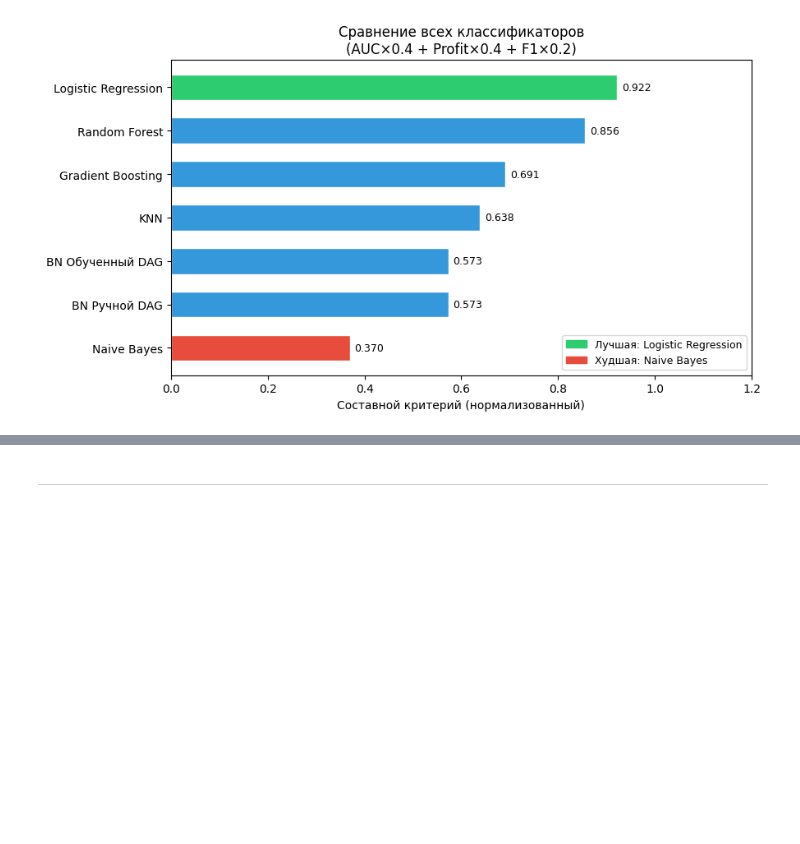
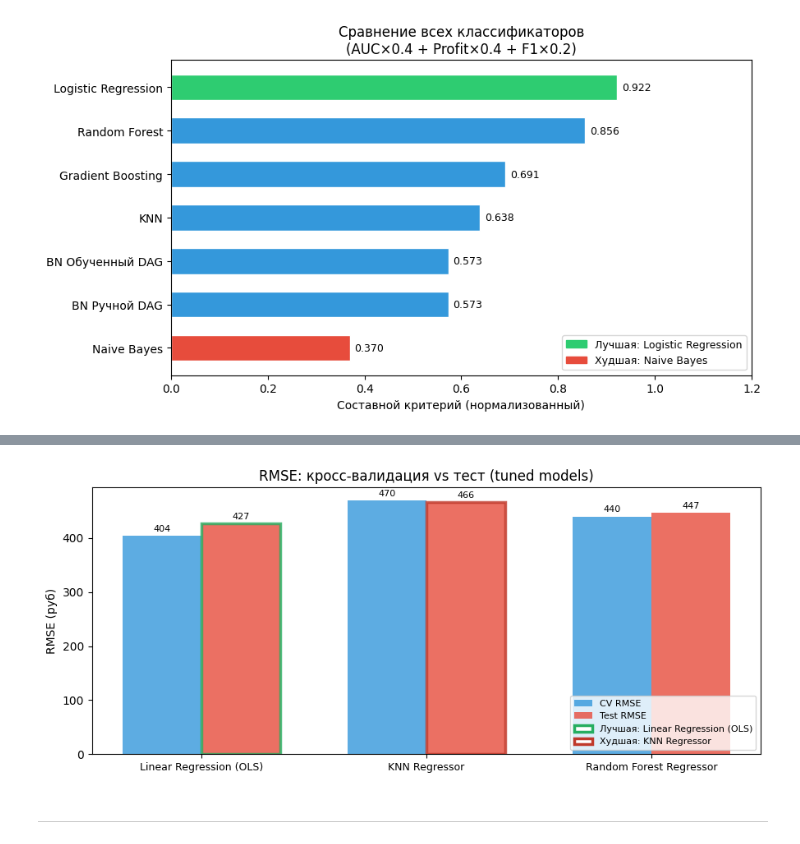
Before and after one commit to PythonScriptPlusPlus/ml_hse, a Jupyter notebook: codik.ipynb, the cells around one changed output, grey strips where cells are left out. Saved outputs shown, nothing was run; the diff lists cells and outputs as text; code cells hidden in the pictures; blank space fills up the shorter version.

```diff
--- a/codik.ipynb
+++ b/codik.ipynb
@@ -677,0 +695,18 @@ Logistic Regression 0.6967 0.7898 0.7168       69000.0
+# %%
+def rmse(y_true, y_pred):
+    return np.sqrt(mean_squared_error(y_true, y_pred))
+
+def mape(y_true, y_pred):
+    return mean_absolute_percentage_error(y_true, y_pred) * 100  # в процентах
+
+def cv_rmse(model, X, y, cv):
+    scores = cross_val_score(model, X, y, cv=cv,
+                             scoring="neg_root_mean_squared_error")
+    return -scores.mean()
+
+def cv_mape(model, X, y, cv):
+    scores = cross_val_score(model, X, y, cv=cv, scoring="neg_mean_absolute_percentage_error")
+    return -scores.mean() * 100
+
+def get_Xy_reg(scaled: bool):
+    return (x_train_reg_sc, x_test_reg_sc) if scaled else (x_train_reg, x_test_reg)
@@ -678,3 +903,41 @@ Logistic Regression 0.6967 0.7898 0.7168       69000.0
+# %%
+fig, ax = plt.subplots(figsize=(9, 4))
+x = np.arange(len(reg_results))
+w = 0.35
+names  = list(reg_results.keys())
+cv_rmses   = [reg_results[n]["cv_rmse_tuned"]   for n in names]
+test_rmses = [reg_results[n]["test_rmse_tuned"]  for n in names]
+
+bars1 = ax.bar(x - w/2, cv_rmses,   w, label="CV RMSE",   color="#3498db", alpha=0.8)
+bars2 = ax.bar(x + w/2, test_rmses, w, label="Test RMSE", color="#e74c3c", alpha=0.8)
+ax.set_xticks(x); ax.set_xticklabels(names, fontsize=9)
+ax.set_ylabel("RMSE (руб)")
+ax.set_title("RMSE: кросс-валидация vs тест (tuned models)")
+ax.legend()
+
+for bar in list(bars1) + list(bars2):
+    ax.text(bar.get_x() + bar.get_width()/2, bar.get_height() + 5,
+            f"{bar.get_height():.0f}", ha="center", va="bottom", fontsize=8)
+
+ax.legend(handles=ax.get_legend_handles_labels()[0] + handles_extra,
+          labels=ax.get_legend_handles_labels()[1] + [h.get_label() for h in handles_extra],
+          fontsize=8, loc="lower right")
+
+for bar, n in zip(bars2, names):
+    if n == best_model:
+        bar.set_edgecolor("#27ae60"); bar.set_linewidth(2.5)
+    elif n == worst_model:
+        bar.set_edgecolor("#c0392b"); bar.set_linewidth(2.5)
+
+handles_extra = [
+    mpatches.Patch(facecolor="white", edgecolor="#27ae60", lw=2.5, label=f"Лучшая: {best_model}"),
+    mpatches.Patch(facecolor="white", edgecolor="#c0392b", lw=2.5, label=f"Худшая: {worst_model}"),
+]
+
+plt.tight_layout()
+plt.show()
+# %% [output]
+[figure, added]
 # %% [markdown]
 ---
 # %%
```
Also changed, not shown: parts of 10 cells of this notebook, 9 other files.
